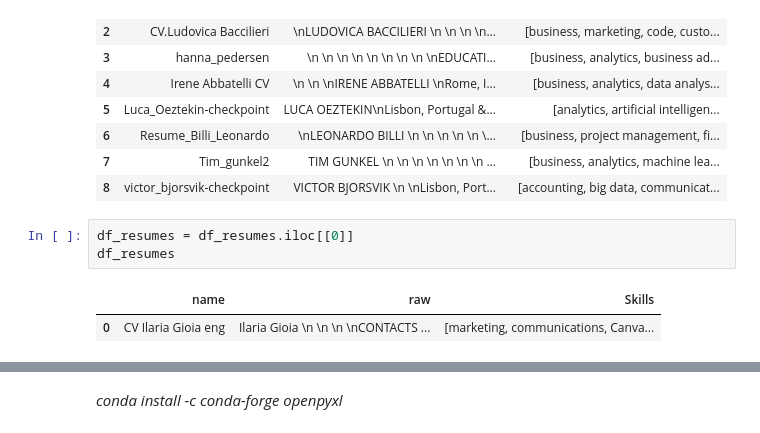
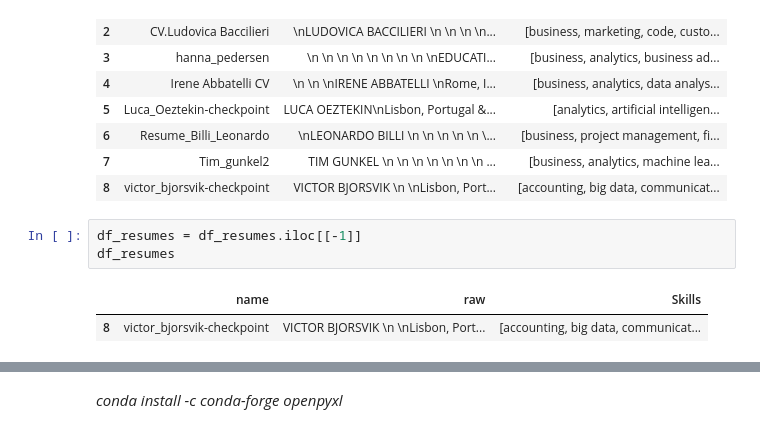
Before and after one commit to victorbjorsvik/workproject_matching_algo, a Jupyter notebook: similairty_calculation.ipynb, the cells around one changed output, grey strips where cells are left out. Cells and saved outputs as stored; diff of their text form.

```diff
--- a/similairty_calculation.ipynb
+++ b/similairty_calculation.ipynb
@@ -39,8 +39,8 @@ df_resumes
 | 7 | Tim_gunkel2 | TIM GUNKEL \n \n \n \n \n \n \n ... | [business, analytics, machine lea... |
 | 8 | victor_bjorsvik-checkpoint | VICTOR BJORSVIK \n \nLisbon, Port... | [accounting, big data, communicat... |
 # %%
-df_resumes = df_resumes.iloc[[0]]
+df_resumes = df_resumes.iloc[[-1]]
 df_resumes
 # %% [output]
 |  | name | raw | Skills |
-| 0 | CV Ilaria Gioia eng | Ilaria Gioia \n \n \n \nCONTACTS ... | [marketing, communications, Canva... |
+| 8 | victor_bjorsvik-checkpoint | VICTOR BJORSVIK \n \nLisbon, Port... | [accounting, big data, communicat... |
```
Also changed, not shown: parts of 33 cells of this notebook, 2 other files.
